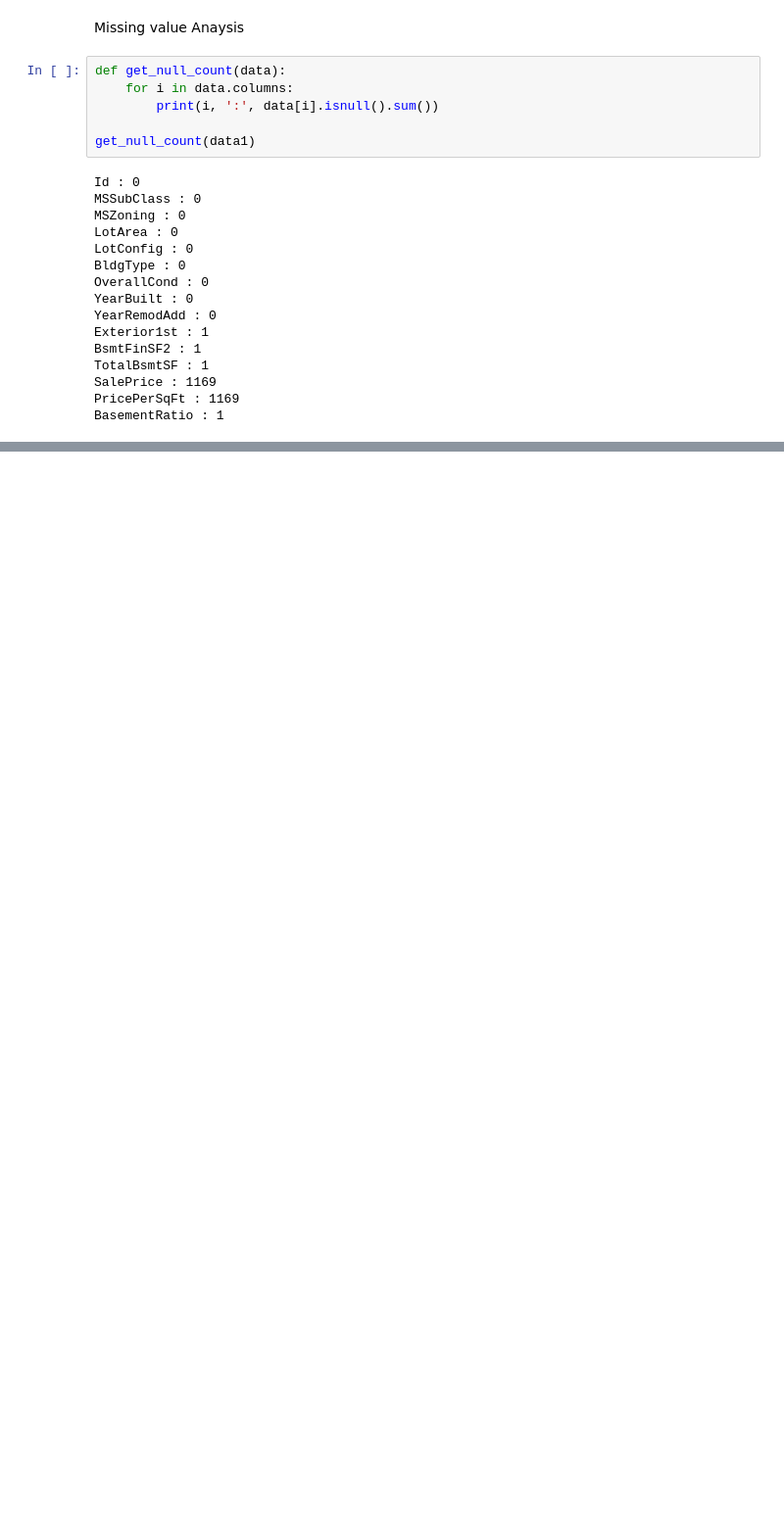
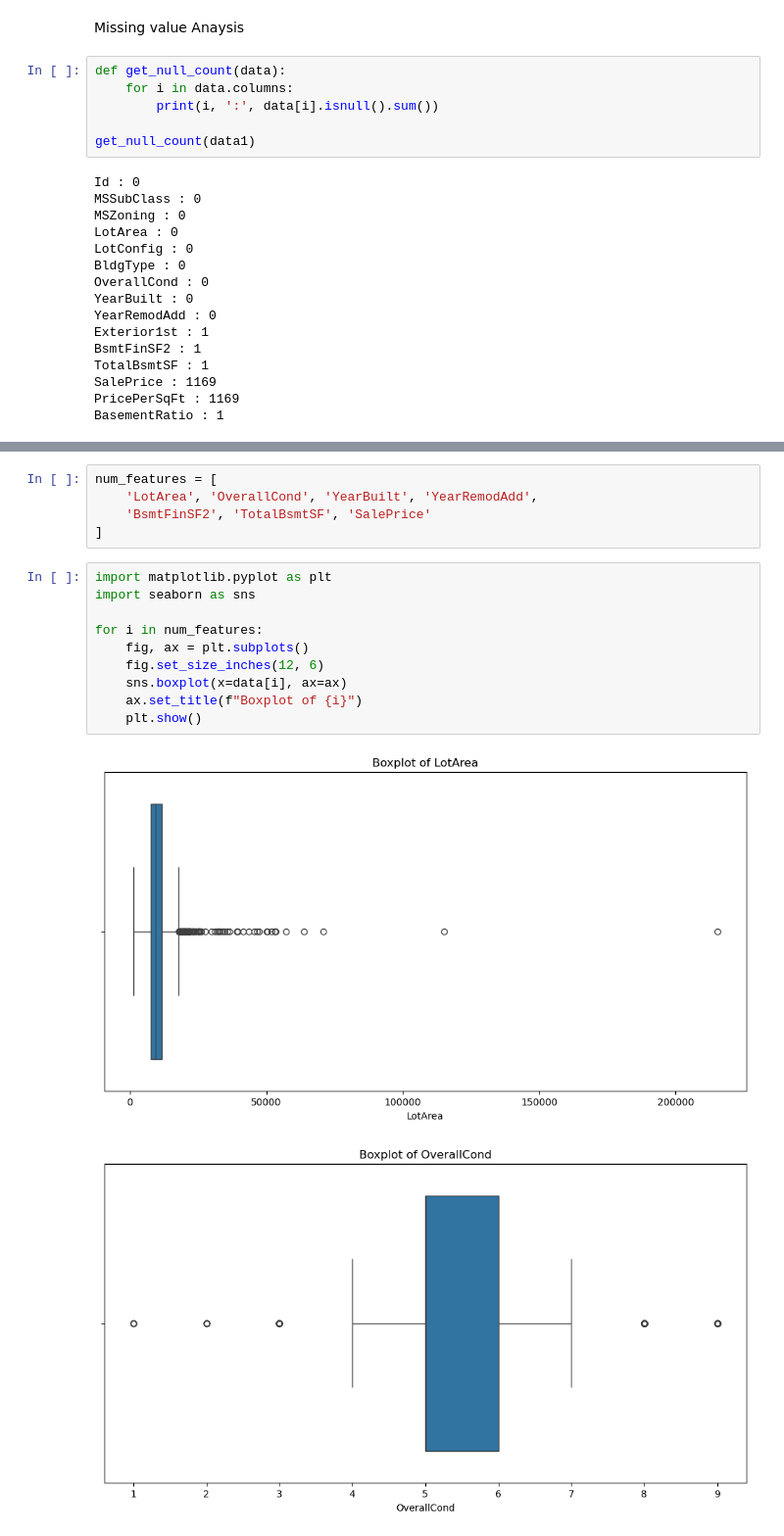
Before and after one commit to KishanSingh2003/House-Price-Pediction, a Jupyter notebook: HousePricePrediction/.EDA_And_DataCleaning.ipynb, the cells around one changed output, grey strips where cells are left out. Shown at 98% size. Saved outputs shown, nothing was run; the diff lists cells and outputs as text; blank space fills up the shorter version.

```diff
--- a/HousePricePrediction/.EDA_And_DataCleaning.ipynb
+++ b/HousePricePrediction/.EDA_And_DataCleaning.ipynb
@@ -306,0 +344,18 @@ BasementRatio : 1
+# %%
+num_features = [
+    'LotArea', 'OverallCond', 'YearBuilt', 'YearRemodAdd',
+    'BsmtFinSF2', 'TotalBsmtSF', 'SalePrice'
+]
+# %%
+import matplotlib.pyplot as plt
+import seaborn as sns
+
+for i in num_features:
+    fig, ax = plt.subplots()
+    fig.set_size_inches(12, 6)
+    sns.boxplot(x=data[i], ax=ax)
+    ax.set_title(f"Boxplot of {i}")
+    plt.show()
+# %% [output]
+[figure, added]
+[figure, added]
```
Also changed, not shown: parts of 4 cells of this notebook.
